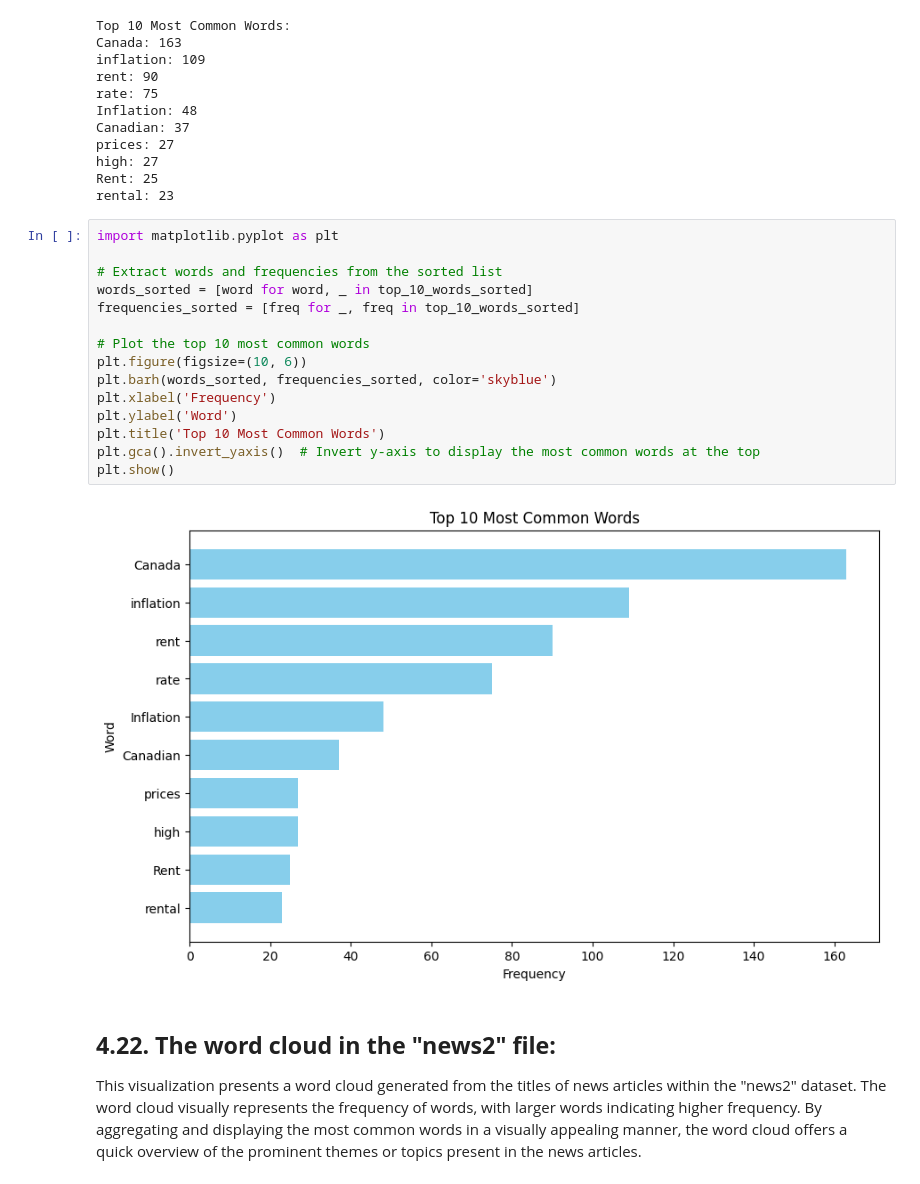
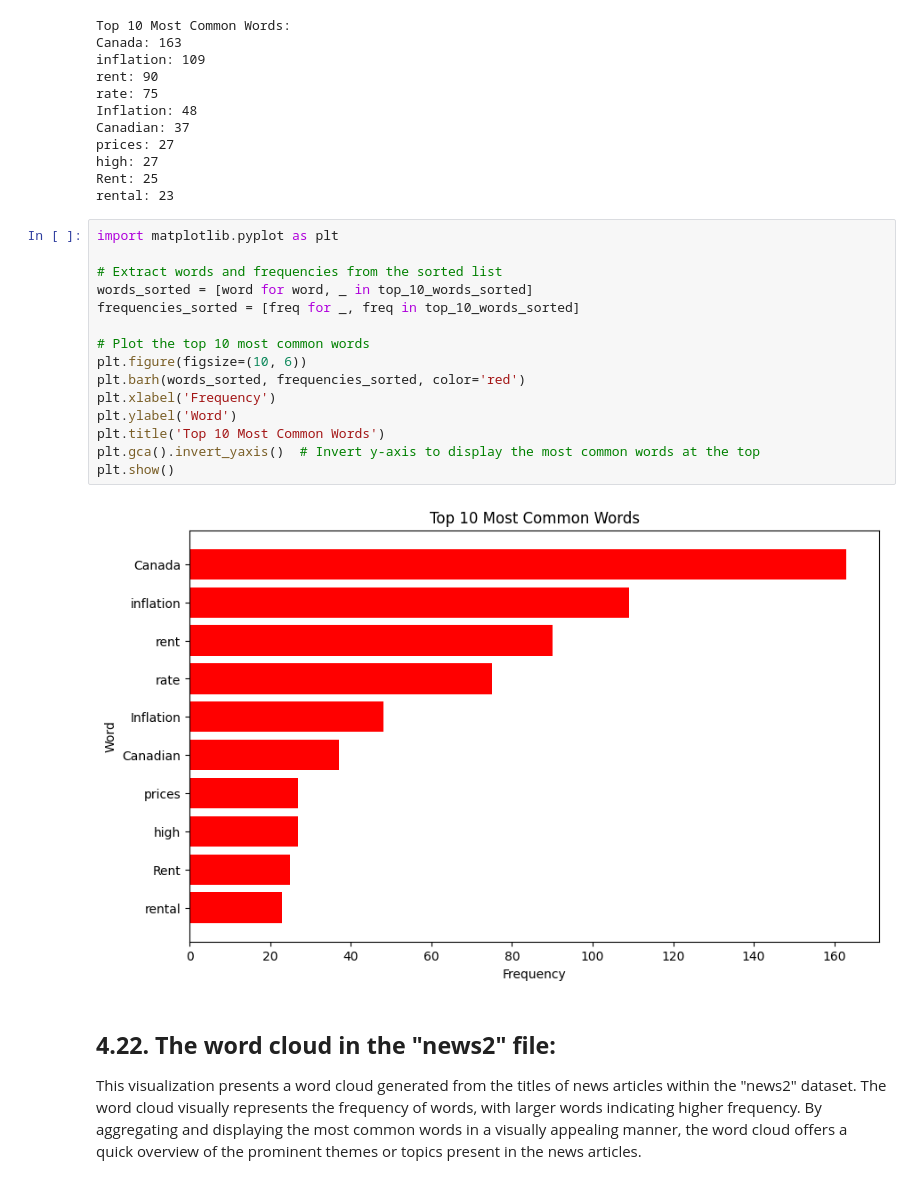
Before and after one commit to yeisonmontoya1815/Machine-Learning_Prediction_CAN_Inflation, a Jupyter notebook: 1. Notebook and datasets/1. Prediction CAN Inflation.ipynb, the cells around one changed output. Drawn from its saved outputs; the diff is of its cells as text.

```diff
--- a/1. Notebook and datasets/1. Prediction CAN Inflation.ipynb
+++ b/1. Notebook and datasets/1. Prediction CAN Inflation.ipynb
@@ -1561,20 +1561,20 @@ rental: 23
 # %%
 import matplotlib.pyplot as plt
 
 # Extract words and frequencies from the sorted list
 words_sorted = [word for word, _ in top_10_words_sorted]
 frequencies_sorted = [freq for _, freq in top_10_words_sorted]
 
 # Plot the top 10 most common words
 plt.figure(figsize=(10, 6))
-plt.barh(words_sorted, frequencies_sorted, color='skyblue')
+plt.barh(words_sorted, frequencies_sorted, color='red')
 plt.xlabel('Frequency')
 plt.ylabel('Word')
 plt.title('Top 10 Most Common Words')
 plt.gca().invert_yaxis()  # Invert y-axis to display the most common words at the top
 plt.show()
 # %% [output]
-[figure, old version]
+[figure, new version]
 # %% [markdown]
 ## **4.22. The word cloud in the "news2" file:**
 
```
Also changed, not shown: parts of 8 cells of this notebook.
